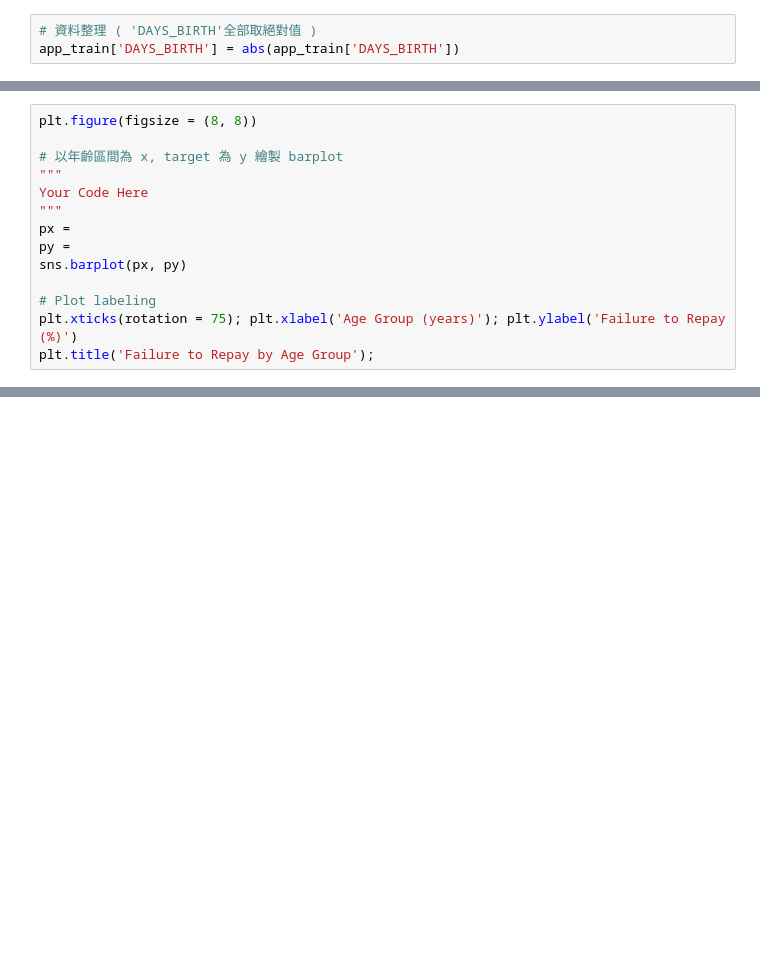
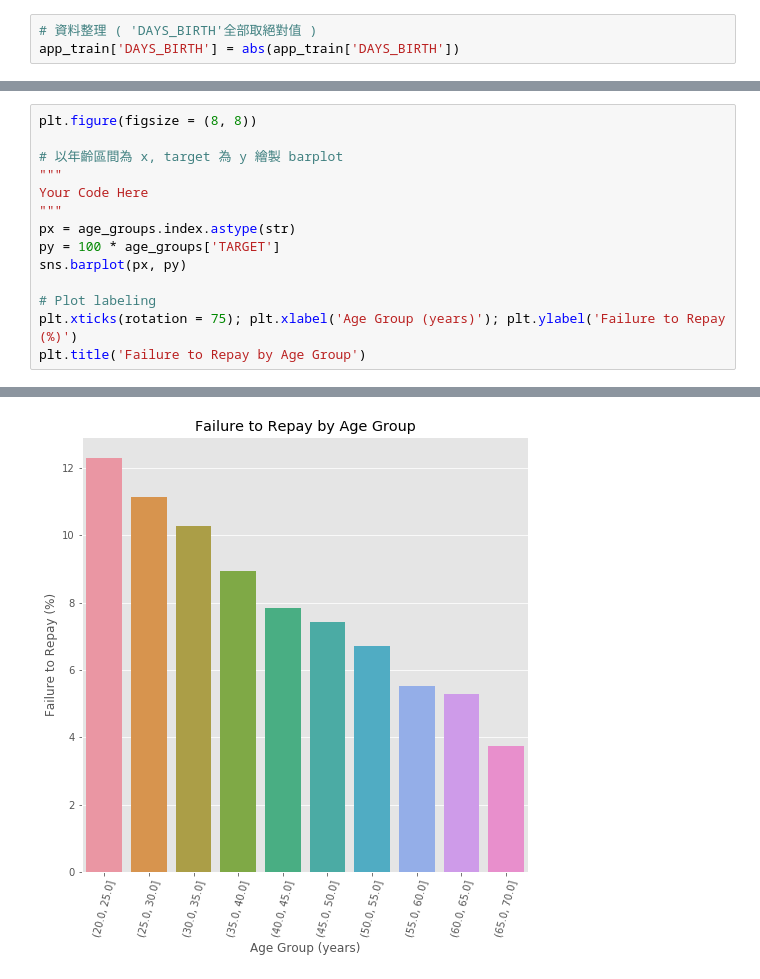
Before and after one commit to amonre1008/4th-ML100Days, a Jupyter notebook: homework/Day_016_HW.ipynb, the cells around one changed output, grey strips where cells are left out. Saved outputs shown, nothing was run; the diff lists cells and outputs as text; blank space fills up the shorter version.

```diff
--- a/homework/Day_016_HW.ipynb
+++ b/homework/Day_016_HW.ipynb
@@ -94,11 +121,11 @@ plt.figure(figsize = (8, 8))
 """
 Your Code Here
 """
-px =
-py =
+px = age_groups.index.astype(str)
+py = 100 * age_groups['TARGET']
 sns.barplot(px, py)
 
 # Plot labeling
 plt.xticks(rotation = 75); plt.xlabel('Age Group (years)'); plt.ylabel('Failure to Repay (%)')
-plt.title('Failure to Repay by Age Group');
+plt.title('Failure to Repay by Age Group')
 # %% [output]
@@ -105,0 +133 @@ SyntaxError: invalid syntax (<ipython-input-9-30a402c40f77>, line 7)
+[figure, added]
```
Also changed, not shown: parts of 4 cells of this notebook.
